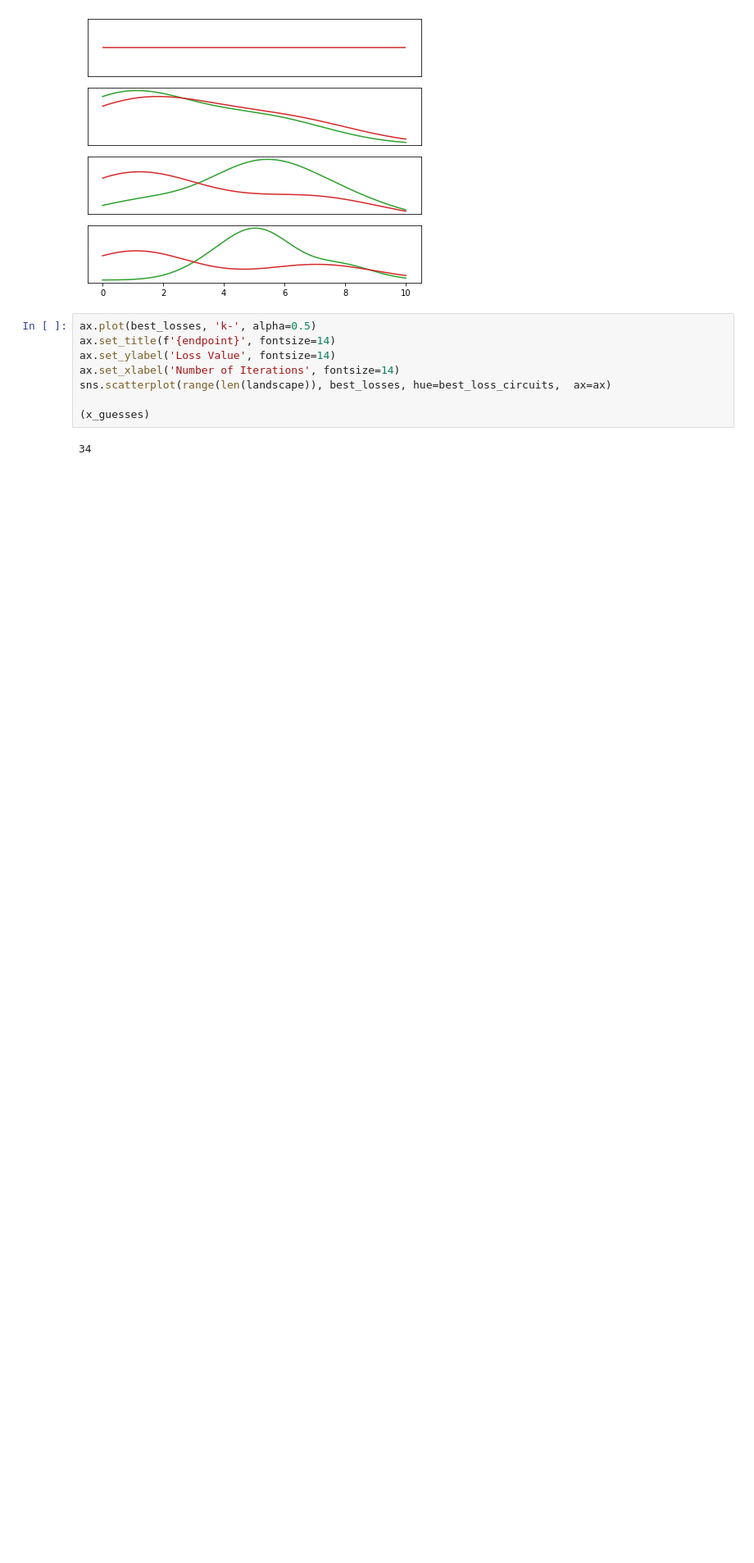
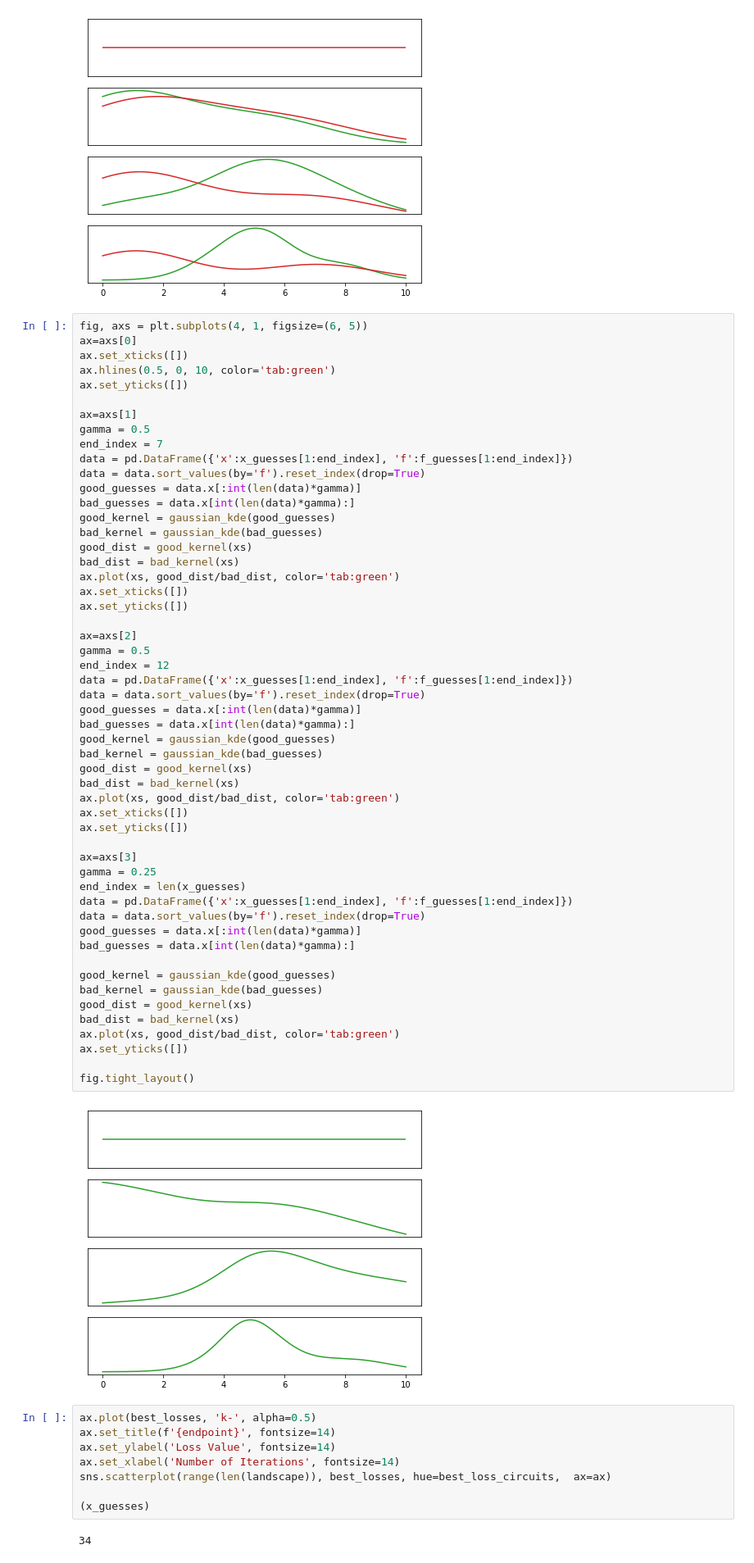
Before and after one commit to cjmerzbacher/msc-thesis, a Jupyter notebook: bayesopt_figure/bayesopt_tpe.ipynb, the cells around one changed output. Shown: that part at 82% size. Saved outputs shown, nothing was run; the diff lists cells and outputs as text; blank space fills up the shorter version.

Commit message:
Figures continued

```diff
--- a/bayesopt_figure/bayesopt_tpe.ipynb
+++ b/bayesopt_figure/bayesopt_tpe.ipynb
@@ -144,6 +144,61 @@ ax.set_yticks([])
 fig.tight_layout()
 # %% [output]
 [figure]
+# %%
+fig, axs = plt.subplots(4, 1, figsize=(6, 5))
+ax=axs[0]
+ax.set_xticks([])
+ax.hlines(0.5, 0, 10, color='tab:green')
+ax.set_yticks([])
+
+ax=axs[1]
+gamma = 0.5
+end_index = 7
+data = pd.DataFrame({'x':x_guesses[1:end_index], 'f':f_guesses[1:end_index]})
+data = data.sort_values(by='f').reset_index(drop=True)
+good_guesses = data.x[:int(len(data)*gamma)]
+bad_guesses = data.x[int(len(data)*gamma):]
+good_kernel = gaussian_kde(good_guesses)
+bad_kernel = gaussian_kde(bad_guesses)
+good_dist = good_kernel(xs)
+bad_dist = bad_kernel(xs)
+ax.plot(xs, good_dist/bad_dist, color='tab:green')
+ax.set_xticks([])
+ax.set_yticks([])
+
+ax=axs[2]
+gamma = 0.5
+end_index = 12
+data = pd.DataFrame({'x':x_guesses[1:end_index], 'f':f_guesses[1:end_index]})
+data = data.sort_values(by='f').reset_index(drop=True)
+good_guesses = data.x[:int(len(data)*gamma)]
+bad_guesses = data.x[int(len(data)*gamma):]
+good_kernel = gaussian_kde(good_guesses)
+bad_kernel = gaussian_kde(bad_guesses)
+good_dist = good_kernel(xs)
+bad_dist = bad_kernel(xs)
+ax.plot(xs, good_dist/bad_dist, color='tab:green')
+ax.set_xticks([])
+ax.set_yticks([])
+
+ax=axs[3]
+gamma = 0.25
+end_index = len(x_guesses)
+data = pd.DataFrame({'x':x_guesses[1:end_index], 'f':f_guesses[1:end_index]})
+data = data.sort_values(by='f').reset_index(drop=True)
+good_guesses = data.x[:int(len(data)*gamma)]
+bad_guesses = data.x[int(len(data)*gamma):]
+
+good_kernel = gaussian_kde(good_guesses)
+bad_kernel = gaussian_kde(bad_guesses)
+good_dist = good_kernel(xs)
+bad_dist = bad_kernel(xs)
+ax.plot(xs, good_dist/bad_dist, color='tab:green')
+ax.set_yticks([])
+
+fig.tight_layout()
+# %% [output]
+[figure, added]
 # %%
 ax.plot(best_losses, 'k-', alpha=0.5)
 ax.set_title(f'{endpoint}', fontsize=14)
```
Also changed, not shown: 4 other files.
